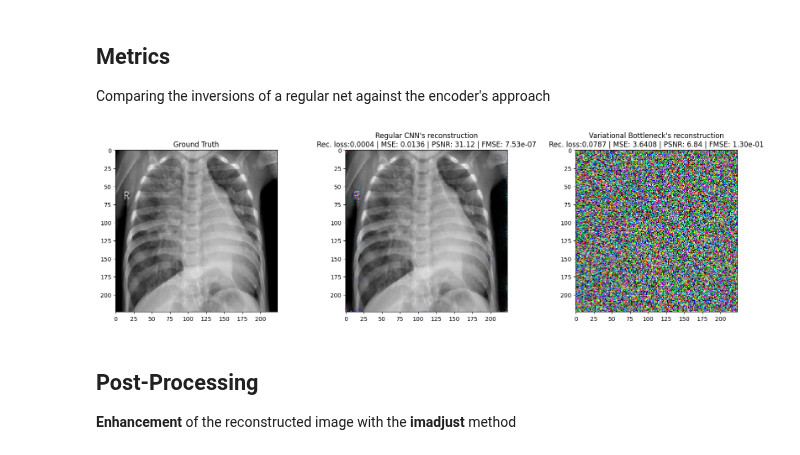
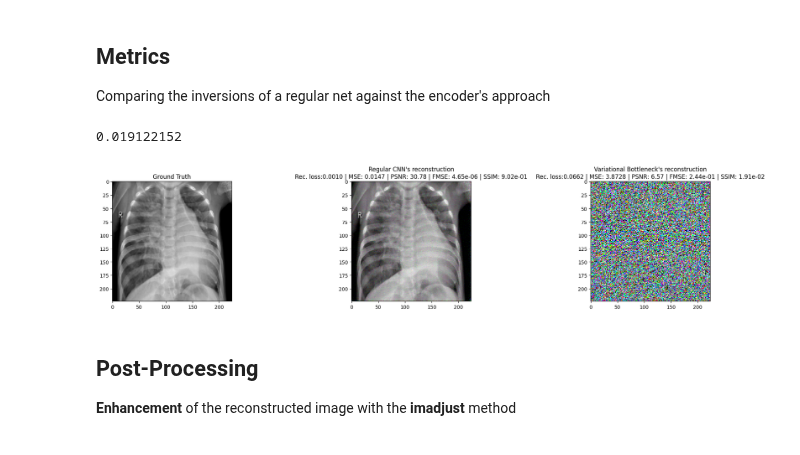
Before and after one commit to daviddelriod/FL-SecFlow, a Jupyter notebook: gradient-leakage/Almost.ipynb, the cells around one changed output. Saved outputs shown, nothing was run; the diff lists cells and outputs as text; code cells hidden in the pictures.

Commit message:
Adding SSIM score and ConVB to the FL script

```diff
--- a/gradient-leakage/Almost.ipynb
+++ b/gradient-leakage/Almost.ipynb
@@ -304,10 +304,10 @@ config = dict(signed=True,
               cost_fn='sim',
               indices='def',
               weights='equal',
-              lr=0.1,
+              lr=1,
               optim='adam',
               restarts=1,
-              max_iterations=2000,
+              max_iterations=1000,
               total_variation=1e-6,
               init='randn',
               filter='none',
@@ -338,35 +347,58 @@ Total time: 273.4962365627289.
+# %%
+import imageio
+import numpy as np
+
+# List of image arrays
+images = [unnormalize(image).squeeze(0).permute(1, 2, 0).cpu().numpy() for image in all_iters]
+
+# Create gif
+with imageio.get_writer('animation.gif', mode='I', duration=0.025) as writer:
+    for image in images:
+        writer.append_data(image)
 # %% [markdown]
 ## Metrics
 Comparing the inversions of a regular net against the encoder's approach
+# %%
+from skimage.metrics import structural_similarity as ssim
+img = unnormalize(images).squeeze(0).permute(1,2,0).cpu().numpy()
+img2 = unnormalize(output_vb).squeeze(0).permute(1,2,0).cpu().numpy()
+ssim_score = ssim(img, img2, multichannel=True)
+# %%
+ssim_score
+# %% [output]
+0.019122152
 # %%
-fig, axes = plt.subplots(1, 3, figsize=(20, 5))
+fig, axes = plt.subplots(1, 3, figsize=(22, 5))
+fig.subplots_adjust(wspace=1)
 
 for i, ax in enumerate(axes):
     if i == 0:
         img = unnormalize(images).squeeze(0).permute(1,2,0)
         title = "Ground Truth"
         ax.imshow(img.cpu().numpy(), interpolation='nearest')
         ax.set_title(title)
     if i == 1:
         img = unnormalize(output).squeeze(0).permute(1,2,0)
         mse = (output.detach() - images).pow(2).mean()
         feat_mse = (model(output.detach())- model(images)).pow(2).mean()
         psnr = inversefed.metrics.psnr(output, images, factor=1/ds)
-        title = f"Regular CNN's reconstruction\nRec. loss:{stats['opt']:2.4f} | MSE: {mse:2.4f} | PSNR: {psnr:4.2f} | FMSE: {feat_mse:2.2e}"
+        ssim_score = ssim(img.cpu().numpy(), unnormalize(images).squeeze(0).permute(1,2,0).cpu().numpy(), channel_axis = 2)
+        title = f"Regular CNN's reconstruction\nRec. loss:{stats['opt']:2.4f} | MSE: {mse:2.4f} | PSNR: {psnr:4.2f} | FMSE: {feat_mse:2.2e} | SSIM: {ssim_score:2.2e}"
         ax.imshow(img.cpu().numpy(), interpolation='nearest')
         ax.set_title(title)
     elif i == 2:
         img = unnormalize(output_vb).squeeze(0).permute(1,2,0)
         mse_vb = (output_vb.detach() - images).pow(2).mean()
         feat_vb_mse = (model_vb(output_vb.detach())- model_vb(images)).pow(2).mean()
         psnr_vb = inversefed.metrics.psnr(output_vb, images, factor=1/ds)
-        title = f"Variational Bottleneck's reconstruction\nRec. loss:{stats_vb['opt']:2.4f} | MSE: {mse_vb:2.4f} | PSNR: {psnr_vb:4.2f} | FMSE: {feat_vb_mse:2.2e}"
+        ssim_score_vb = ssim(img.cpu().numpy(), unnormalize(images).squeeze(0).permute(1,2,0).cpu().numpy(), channel_axis = 2)
+        title = f"Variational Bottleneck's reconstruction\nRec. loss:{stats_vb['opt']:2.4f} | MSE: {mse_vb:2.4f} | PSNR: {psnr_vb:4.2f} | FMSE: {feat_vb_mse:2.2e} | SSIM: {ssim_score_vb:2.2e}"
         ax.imshow(img.cpu().numpy(), interpolation='nearest')
         ax.set_title(title)
 
 plt.show()
 # %% [output]
-[figure, old version]
+[figure, new version]
 # %% [markdown]
 ## Post-Processing
 **Enhancement** of the reconstructed image with the **imadjust** method
```
Also changed, not shown: parts of 6 cells of this notebook, 1 other file.
